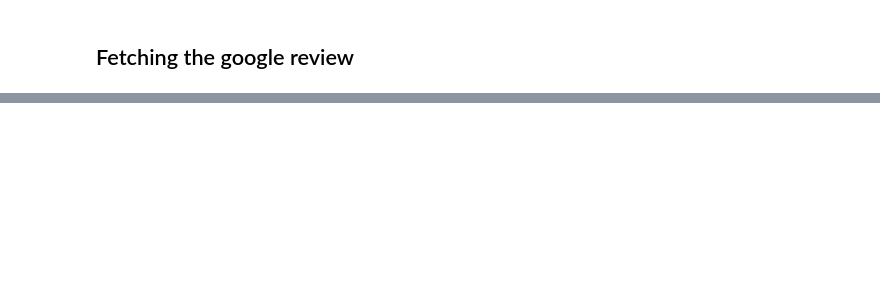
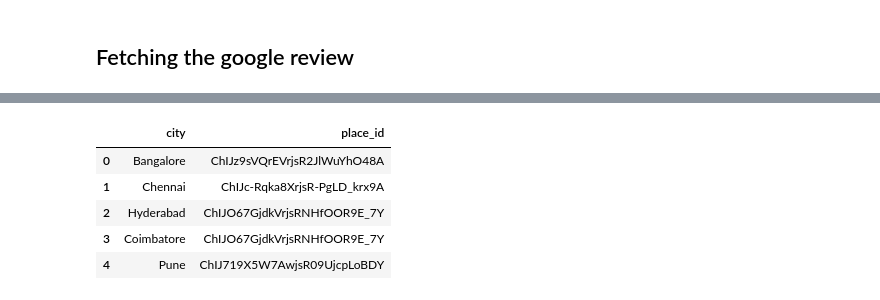
Before and after one commit to ingit404/llm_review, a Jupyter notebook: main.ipynb, the cells around one changed output, grey strips where cells are left out. Cells and saved outputs as stored; diff of their text form; code cells hidden in the pictures; blank space fills up the shorter version.

```diff
--- a/main.ipynb
+++ b/main.ipynb
@@ -240,0 +373,10 @@ output
+# %%
+df2=pd.read_excel(r"C:\Users\Ingit.Paul.in\Desktop\llm_googel review\files\place_id_with_city.xlsx")
+df2.head()
+# %% [output]
+|  | city | place_id |
+| 0 | Bangalore | ChIJz9sVQrEVrjsR2JlWuYhO48A |
+| 1 | Chennai | ChIJc-Rqka8XrjsR-PgLD_krx9A |
+| 2 | Hyderabad | ChIJO67GjdkVrjsRNHfOOR9E_7Y |
+| 3 | Coimbatore | ChIJO67GjdkVrjsRNHfOOR9E_7Y |
+| 4 | Pune | ChIJ719X5W7AwjsR09UjcpLoBDY |
```
Also changed, not shown: parts of 9 cells of this notebook, 7 other files.
